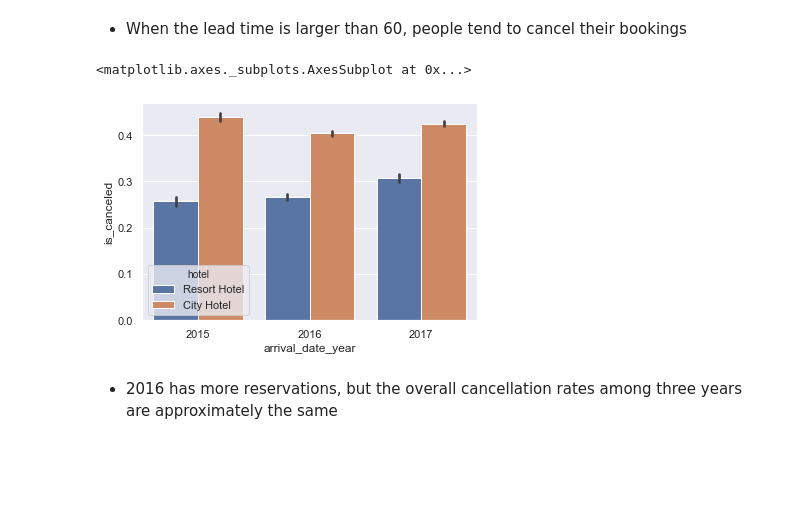
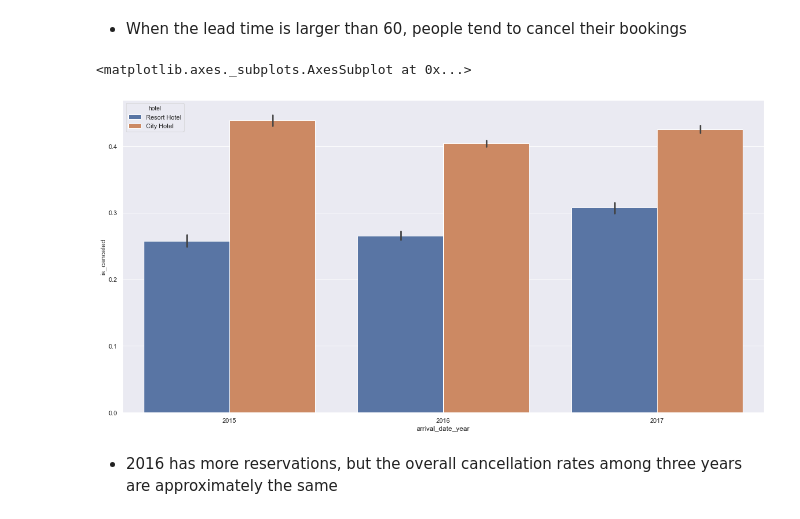
Before and after one commit to tkong1998/hotel-booking-demand, a Jupyter notebook: data_prep.ipynb, the cells around one changed output. Cells and saved outputs as stored; diff of their text form; code cells hidden in the pictures; blank space fills up the shorter version.

```diff
--- a/data_prep.ipynb
+++ b/data_prep.ipynb
@@ -128,10 +188,11 @@ sns.barplot(x ='arrival_date_year', y = 'lead_time', data = dataset)
 - When the lead time is larger than 60, people tend to cancel their bookings
 # %%
 # Stacked Bar chart for arrival year
+plt.figure(figsize = (20,10))
 sns.barplot(x='arrival_date_year', y='is_canceled', hue='hotel',data=dataset)
 # %% [output]
 <matplotlib.axes._subplots.AxesSubplot at 0x...>
-[figure, old version]
+[figure, new version]
 # %% [markdown]
 - 2016 has more reservations, but the overall cancellation rates among three years are approximately the same
 # %%
```
Also changed, not shown: parts of 21 cells of this notebook.
